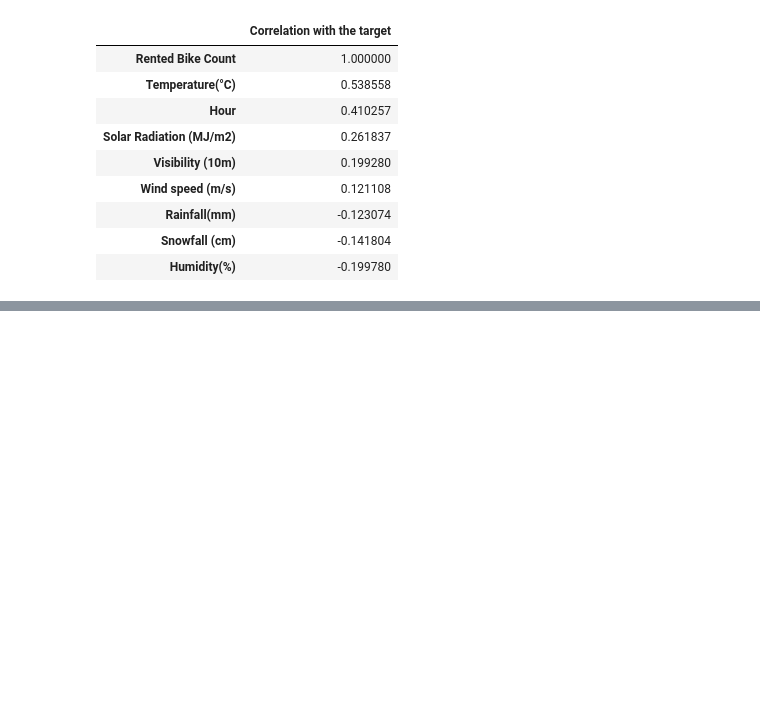
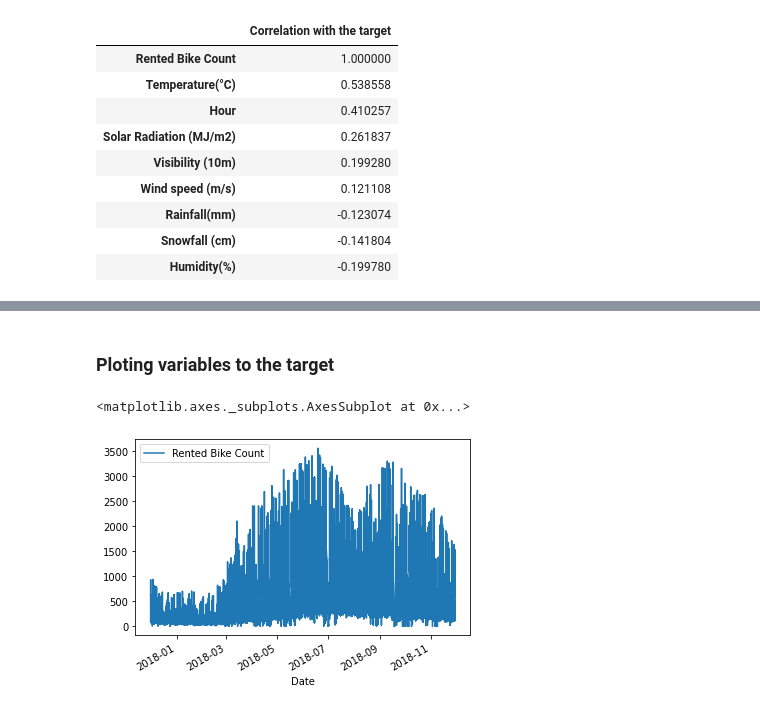
Before and after one commit to anupstar100/Seoul-Bike-Sharing-Demand-Prediction, a Jupyter notebook: SML_Capstone_Project_Bike_Sharing_Demand_Prediction_Capstone_Project.ipynb, the cells around one changed output, grey strips where cells are left out. Saved outputs shown, nothing was run; the diff lists cells and outputs as text; code cells hidden in the pictures; blank space fills up the shorter version.

```diff
--- a/SML_Capstone_Project_Bike_Sharing_Demand_Prediction_Capstone_Project.ipynb
+++ b/SML_Capstone_Project_Bike_Sharing_Demand_Prediction_Capstone_Project.ipynb
@@ -219,0 +223,9 @@ pd.DataFrame(df.corr().unstack().sort_values(ascending = False)['Rented Bike Cou
+# %%
+# DAY OR NIGHT
+df['day_night'] = df['Hour'].apply(lambda x: 'Night' if (x > 20 or x < 5) else ('Dat'))
+
+# DAY OF THE WEEK
+df['weekday'] = df['Date'].dt.day_name()
+
+# MONTH NUMBER
+df['month'] = df['Date'].dt.month
@@ -219,0 +241,8 @@ pd.DataFrame(df.corr().unstack().sort_values(ascending = False)['Rented Bike Cou
+# %% [markdown]
+### Ploting variables to the target
+# %%
+# DATE V/S RENTED BIKE COUNT
+df.plot(x = 'Date', y = 'Rented Bike Count', kind = 'line')
+# %% [output]
+<matplotlib.axes._subplots.AxesSubplot at 0x...>
+[figure, added]
```
Also changed, not shown: parts of 13 cells of this notebook.
